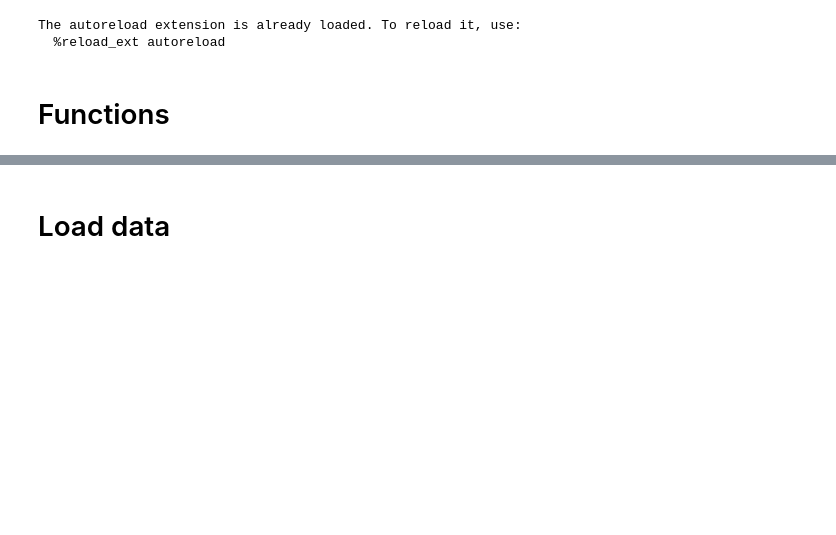
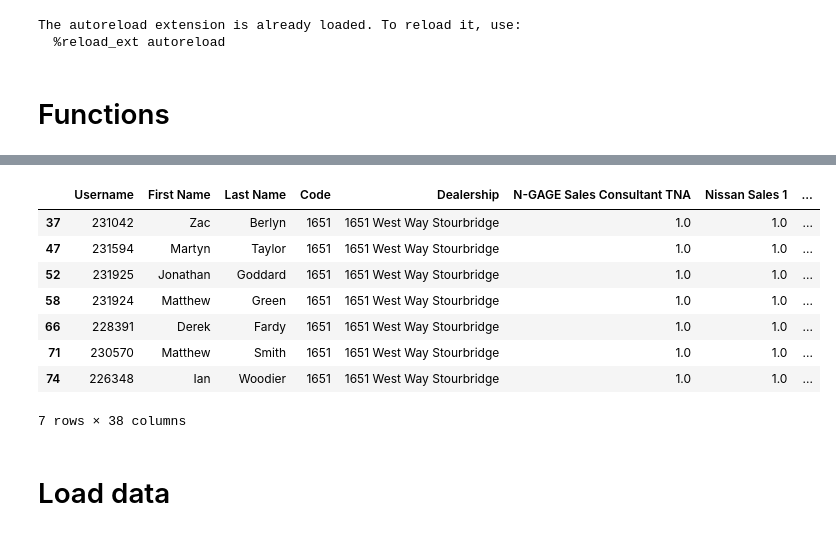
Before and after one commit to DJRumble/WestWay, a Jupyter notebook: Exploration.ipynb, the cells around one changed output, grey strips where cells are left out. Cells and saved outputs as stored; diff of their text form; code cells hidden in the pictures; blank space fills up the shorter version.

```diff
--- a/Exploration.ipynb
+++ b/Exploration.ipynb
@@ -141,3 +163,15 @@ def course_progress(dealers,criteria):
+# %%
+df_SC.groupby('Code').get_group(1651)
+# %% [output]
+|  | Username | First Name | Last Name | Code | Dealership | N-GAGE Sales Consultant TNA | Nissan Sales 1 | ... |
+| 37 | 231042 | Zac | Berlyn | 1651 | 1651 West Way Stourbridge | 1.0 | 1.0 | ... |
+| 47 | 231594 | Martyn | Taylor | 1651 | 1651 West Way Stourbridge | 1.0 | 1.0 | ... |
+| 52 | 231925 | Jonathan | Goddard | 1651 | 1651 West Way Stourbridge | 1.0 | 1.0 | ... |
+| 58 | 231924 | Matthew | Green | 1651 | 1651 West Way Stourbridge | 1.0 | 1.0 | ... |
+| 66 | 228391 | Derek | Fardy | 1651 | 1651 West Way Stourbridge | 1.0 | 1.0 | ... |
+| 71 | 230570 | Matthew | Smith | 1651 | 1651 West Way Stourbridge | 1.0 | 1.0 | ... |
+| 74 | 226348 | Ian | Woodier | 1651 | 1651 West Way Stourbridge | 1.0 | 1.0 | ... |
+7 rows × 38 columns
 # %% [markdown]
 # Load data
 # %%
```
Also changed, not shown: parts of 19 cells of this notebook.
